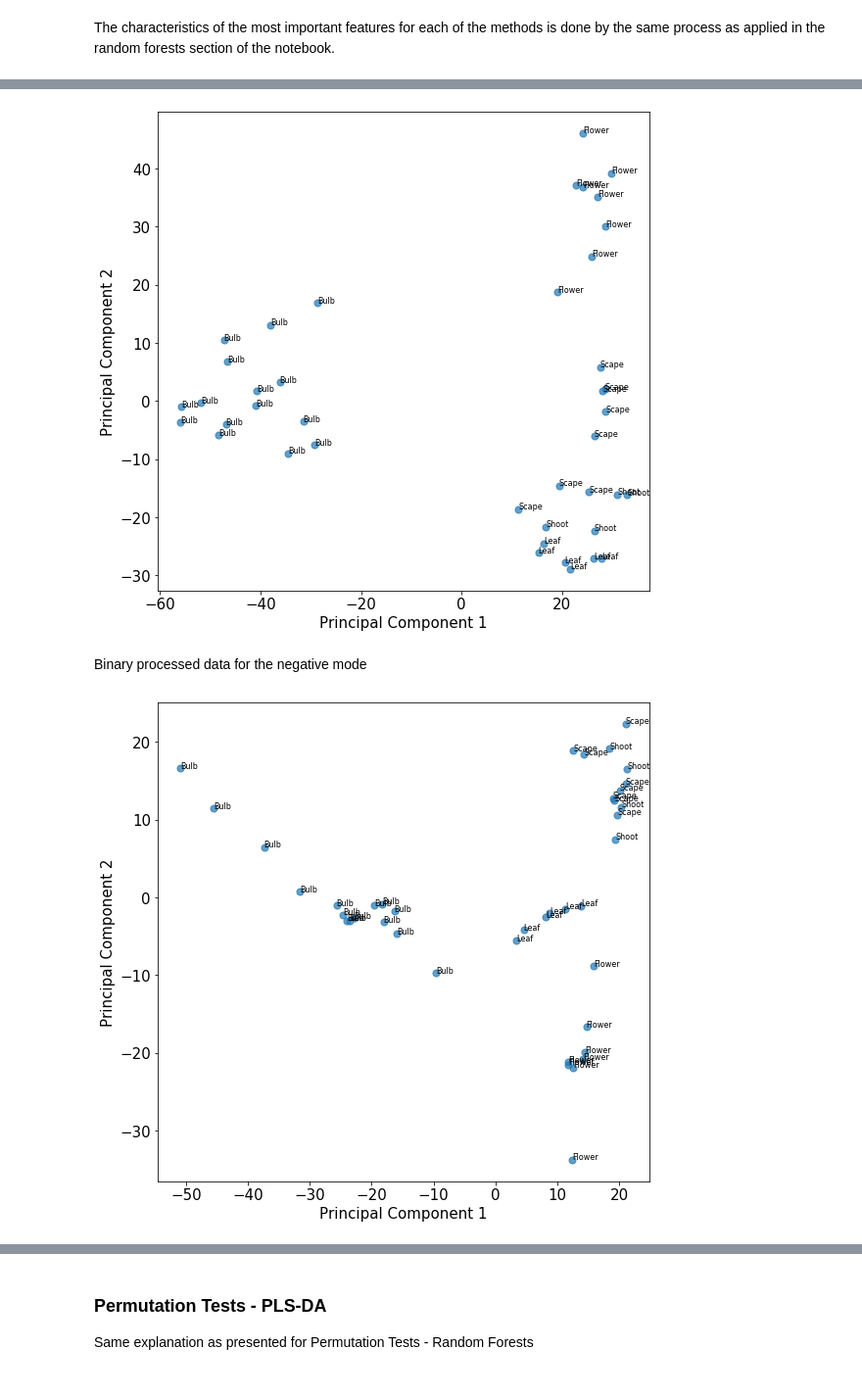
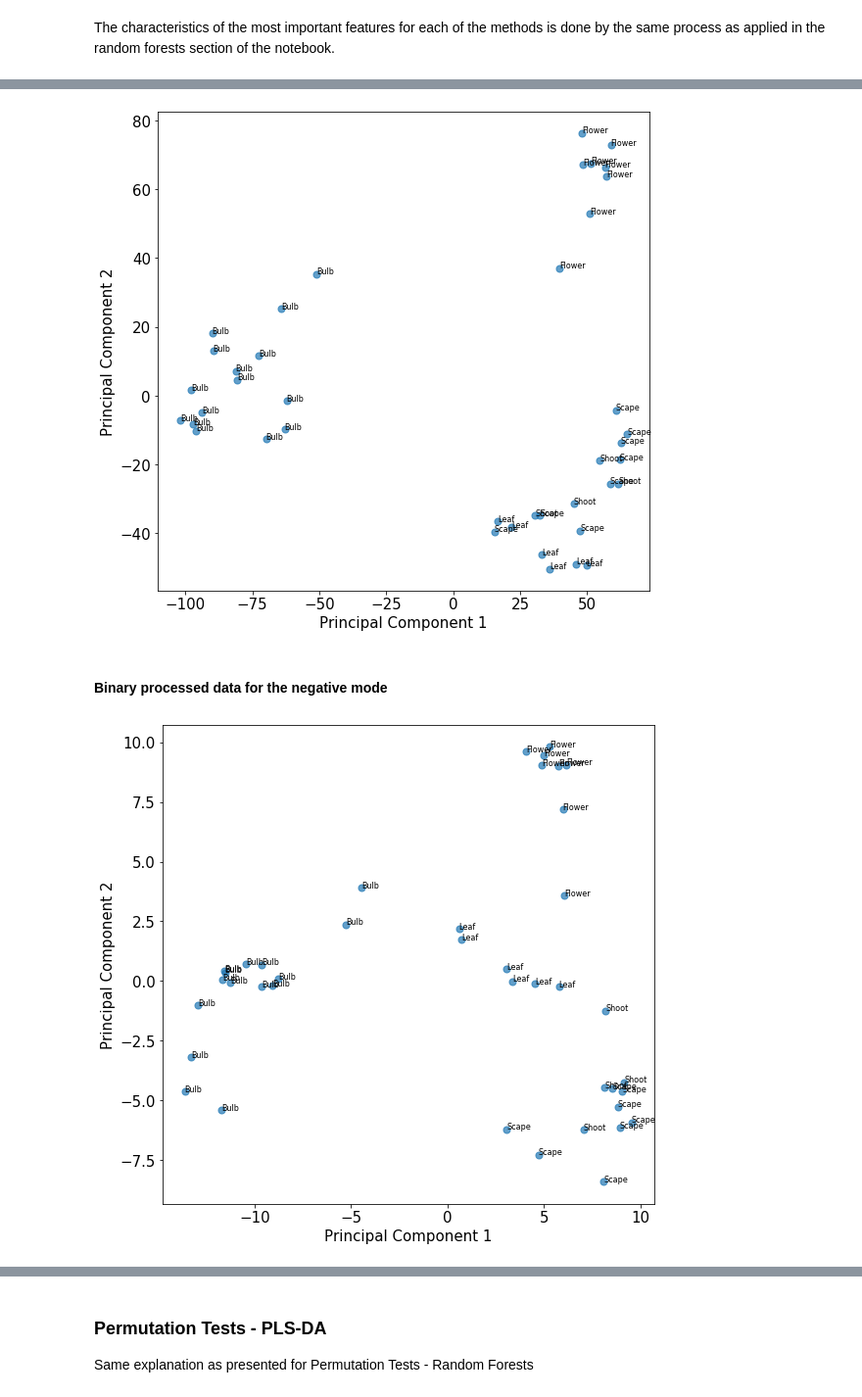
Before and after one commit to aeferreira/similarity_share, a Jupyter notebook: similarity_analysis-ML-Bluebell.ipynb, the cells around one changed output, grey strips where cells are left out. Shown at 98% size. Cells and saved outputs as stored; diff of their text form; code cells hidden in the pictures.

```diff
--- a/similarity_analysis-ML-Bluebell.ipynb
+++ b/similarity_analysis-ML-Bluebell.ipynb
@@ -994,4 +940,4 @@ Two metrics to evaluate the results were evaluated. First the score of the model
 # %%
 PLS_accu = {}
 PLS_score = {}
-PLS_Feat = {}
+PLS_feat = {}
@@ -1102,27 +1033,32 @@ The characteristics of the most important features for each of the methods is do
 ev = []
 magni = []
 index = []
-for j in PLS_Feat:
-    if j.endswith('neg'):
-        Spectra = aligned_HILIC_NEG
-    elif j.endswith('pos'):
-        Spectra = aligned_RP_POS
-    index.append(j)
+
+for name in PLS_feat:
+
+    Spectra = aligned_all_neg
+
+    imp_features = PLS_feat[name]
+
+    index.append(name)
     ratio = []
     nsamples = []
     n_groups = []
+
+    #Top 2%
     number = round(0.02*len(Spectra))
     total_m = 0
-    for i in range(len(PLS_Feat[j])):
-        total_m = total_m + PLS_Feat[j][i][1]
-    magni.append(PLS_Feat[j][0][1]/(total_m/len(Spectra)))
+
+    for i in range(len(imp_features)):
+        total_m = total_m + imp_features[i][1]
+    magni.append(imp_features[0][1]/(total_m/len(Spectra)))
     for i in range(number):
         ngroups = {}
-        line = Spectra.data.loc[PLS_Feat[j][i][2],:].notnull()
+        line = Spectra.loc[imp_features[i][2],:].notnull()
         nsamples.append(line.sum())
         for n in range(len(line)):
             if line[n] == True:
-                ngroups[Spectra.labels[n]] = 1
+                ngroups[Spectra.cdl.labels[n]] = 1
         n_groups.append(sum(list((ngroups.values()))))
         ratio.append(nsamples[-1]/n_groups[-1])
     df = pd.DataFrame(columns = ['nsamples', 'n_groups', 'ratio'])
@@ -1176,9 +1117,9 @@ NGP data treatment for the negative mode
 # %%
 from sklearn.cross_decomposition import PLSRegression
 # %%
-plsda = PLSRegression(n_components = 10)
+plsda = PLSRegression(n_components = 8, scale = False)
 #Fitting the model and getting the X_scores
-plsda.fit(X=Euc_NGP_neg.data.T,Y=matrix)
+plsda.fit(X=NGP_neg.T,Y=matrix)
 LV_score = pd.DataFrame(plsda.x_scores_)
 
 #Preparing colours to separate different groups
@@ -1197,7 +1138,7 @@ for i in range(len(col_lbl)):
     col_lbl.insert(a+8,col_lbl[a])
 
     #Scatter plot
-ax = LV_score.iloc[:,0:2].plot(x=0, y=1, kind='scatter', s=50, alpha=0.7,  figsize=(9,9))#c = col_lbl,
+ax = LV_score.iloc[:,0:2].plot(x=0, y=1, kind='scatter', s=50, alpha=0.7,  figsize=(9,9))#, c = col_lbl)
 ax.set_xlabel(xlabel = 'Principal Component 1', size = 15)
 ax.set_ylabel(ylabel = 'Principal Component 2', size = 15)
 ax.tick_params(axis='both', which='major', labelsize = 15)
@@ -1205,45 +1146,45 @@ ax.tick_params(axis='both', which='major', labelsize = 15)
 i = -1
 for n, x in enumerate(LV_score.values):
     i = i + 1
-    label = Spectra.labels[i]
+    label = aligned_all_neg.cdl.labels[i]
                 #label = LV_score.index.values[n]
     ax.text(x[0],x[1],label, fontsize = 8)
 # %% [output]
-[figure, old version]
+[figure, new version]
 # %% [markdown]
-Binary processed data for the negative mode
+#### Binary processed data for the negative mode
 # %%
-plsda = PLSRegression(n_components = 10)
+plsda = PLSRegression(n_components = 8, scale = False)
 #Fitting the model and getting the X_scores
-plsda.fit(X=binary_neg1.data.T,Y=matrix)
+plsda.fit(X=aligned_neg.T,Y=matrix)
 LV_score = pd.DataFrame(plsda.x_scores_)
 
 #Preparing colours to separate different groups
 colours = cm.get_cmap('nipy_spectral', 4)
 col_lbl = colours(range(4))
 col_lbl = list(col_lbl)
 for i in range(len(col_lbl)):
     a = 9*i
     col_lbl.insert(a+1,col_lbl[a])
     col_lbl.insert(a+2,col_lbl[a])
     col_lbl.insert(a+3,col_lbl[a])
     col_lbl.insert(a+4,col_lbl[a])
     col_lbl.insert(a+5,col_lbl[a])
     col_lbl.insert(a+6,col_lbl[a])
     col_lbl.insert(a+7,col_lbl[a])
     col_lbl.insert(a+8,col_lbl[a])
 
     #Scatter plot
-ax = LV_score.iloc[:,0:2].plot(x=0, y=1, kind='scatter', s=50, alpha=0.7, figsize=(9,9))#, c = col_lbl
+ax = LV_score.iloc[:,0:2].plot(x=0, y=1, kind='scatter', s=50, alpha=0.7, figsize=(9,9))#, c = col_lbl)
 ax.set_xlabel(xlabel = 'Principal Component 1', size = 15)
 ax.set_ylabel(ylabel = 'Principal Component 2', size = 15)
 ax.tick_params(axis='both', which='major', labelsize = 15)
 #Labeling each point
 i = -1
 for n, x in enumerate(LV_score.values):
     i = i + 1
-    label = Spectra.labels[i]
+    label = aligned_all_neg.cdl.labels[i]
                 #label = LV_score.index.values[n]
     ax.text(x[0],x[1],label, fontsize = 8)
 # %% [output]
-[figure, old version]
+[figure, new version]
```
Also changed, not shown: parts of 162 cells of this notebook, 2 other files.
